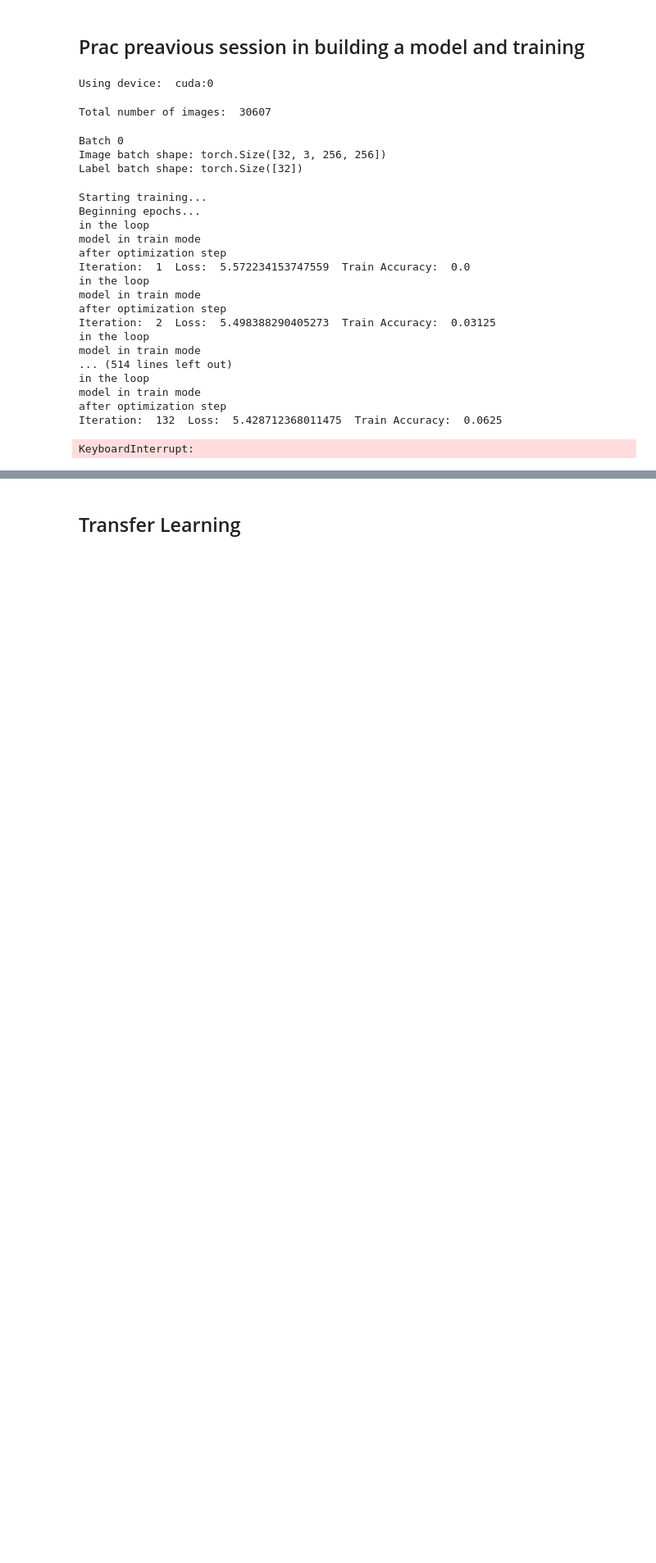
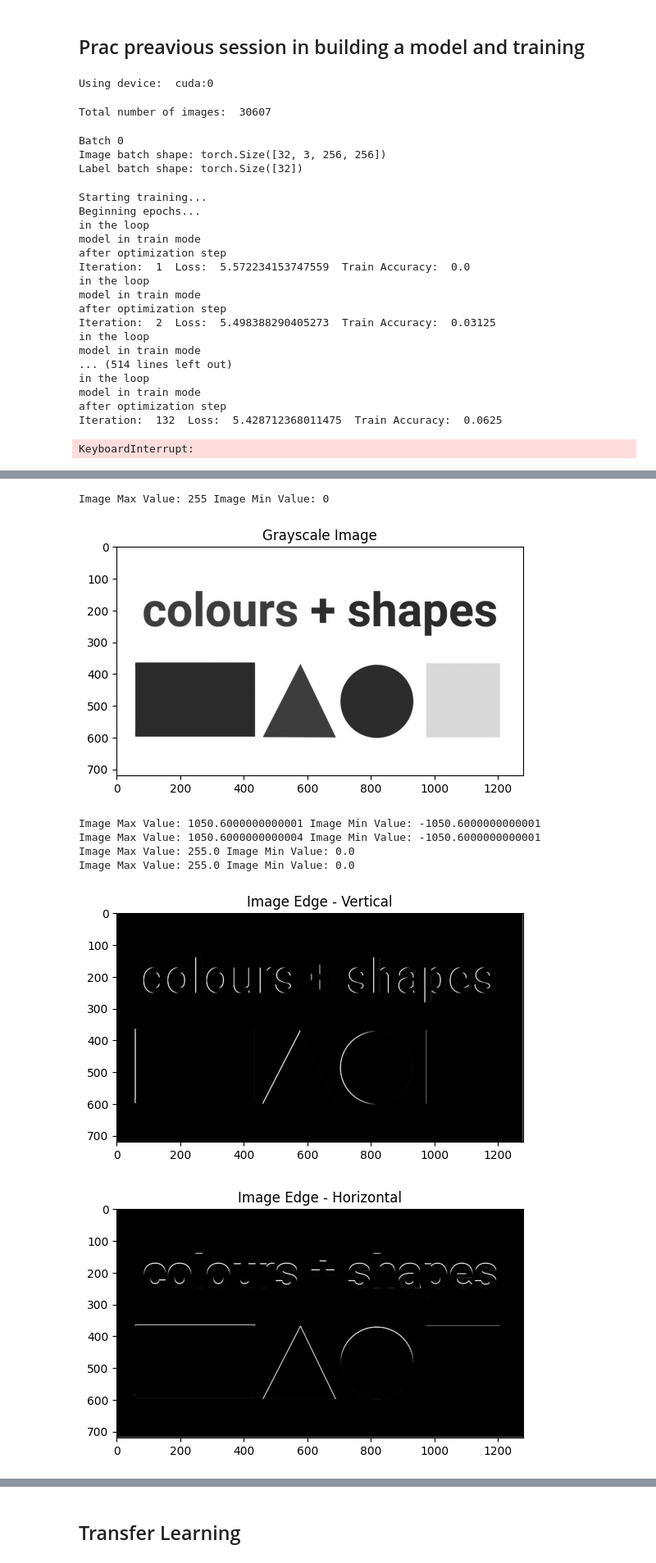
Before and after one commit to 123ned123/APS360, a Jupyter notebook: Tuts/tut3/Tut3_Transfer_Learning.ipynb, the cells around one changed output, grey strips where cells are left out. Shown at 82% size. Saved outputs shown, nothing was run; the diff lists cells and outputs as text; code cells hidden in the pictures; blank space fills up the shorter version.

```diff
--- a/Tuts/tut3/Tut3_Transfer_Learning.ipynb
+++ b/Tuts/tut3/Tut3_Transfer_Learning.ipynb
@@ -202,0 +226,76 @@ print("Test Accuracy: ", correct / total)
+# %%
+# increase data precision
+img = img.astype(np.int16)
+print('Image Max Value:', np.amax(img), 'Image Min Value:', np.amin(img))
+
+
+#convert from colour to grayscale
+def rgb2gray(rgb):
+    return np.dot(rgb[...,:3], [0.299, 0.587, 0.144])
+
+img_gray = rgb2gray(img)
+
+#plot grayscale image
+plt.title("Grayscale Image")
+plt.imshow(img_gray, cmap='gray')
+plt.show()
+
+#two kernels
+sobel_x = np.array([[-1, 0, 1],
+                    [-2, 0, 2],
+                    [-1, 0, 1]])
+
+sobel_y = np.array([[-1, -2, -1],
+                    [0, 0, 0],
+                    [1, 2, 1]])
+#perform 2d convolution
+img_edge_x = sg.convolve(img_gray, sobel_x, mode='same')
+img_edge_y = sg.convolve(img_gray, sobel_y, mode='same')
+
+print('Image Max Value:', np.amax(img_edge_x), 'Image Min Value:', np.amin(img_edge_x))
+print('Image Max Value:', np.amax(img_edge_y), 'Image Min Value:', np.amin(img_edge_y))
+
+
+#combine images
+img_edge = (img_edge_x**2 + img_edge_y**2)**.5
+
+#normalize images
+img_edge_x[img_edge_x > 255] = 255
+img_edge_x[img_edge_x < 0] = 0
+
+img_edge_y[img_edge_y > 255] = 255
+img_edge_y[img_edge_y < 0] = 0
+
+img_edge[img_edge > 255] = 255
+img_edge[img_edge < 0] = 0
+
+
+print('Image Max Value:', np.amax(img_edge_x), 'Image Min Value:', np.amin(img_edge_x))
+print('Image Max Value:', np.amax(img_edge_y), 'Image Min Value:', np.amin(img_edge_y))
+
+#return to image format
+img_edge_x = img_edge_x.astype(np.uint8)
+img_edge_y = img_edge_y.astype(np.uint8)
+img_edge = img_edge.astype(np.uint8)
+
+#plot results of convolution in x, and y
+plt.title("Image Edge - Vertical")
+plt.imshow(img_edge_x, cmap='gray')
+plt.show()
+
+plt.title("Image Edge - Horizontal")
+plt.imshow(img_edge_y, cmap='gray')
+plt.show()
+
+plt.title("Image Edge - Combined")
+plt.imshow(img_edge, cmap='gray')
+plt.show()
+# %% [output]
+Image Max Value: 255 Image Min Value: 0
+[figure, added]
+Image Max Value: 1050.6000000000001 Image Min Value: -1050.6000000000001
+Image Max Value: 1050.6000000000004 Image Min Value: -1050.6000000000001
+Image Max Value: 255.0 Image Min Value: 0.0
+Image Max Value: 255.0 Image Min Value: 0.0
+[figure, added]
+[figure, added]
```
Also changed, not shown: parts of 6 cells of this notebook, 2 other files.
